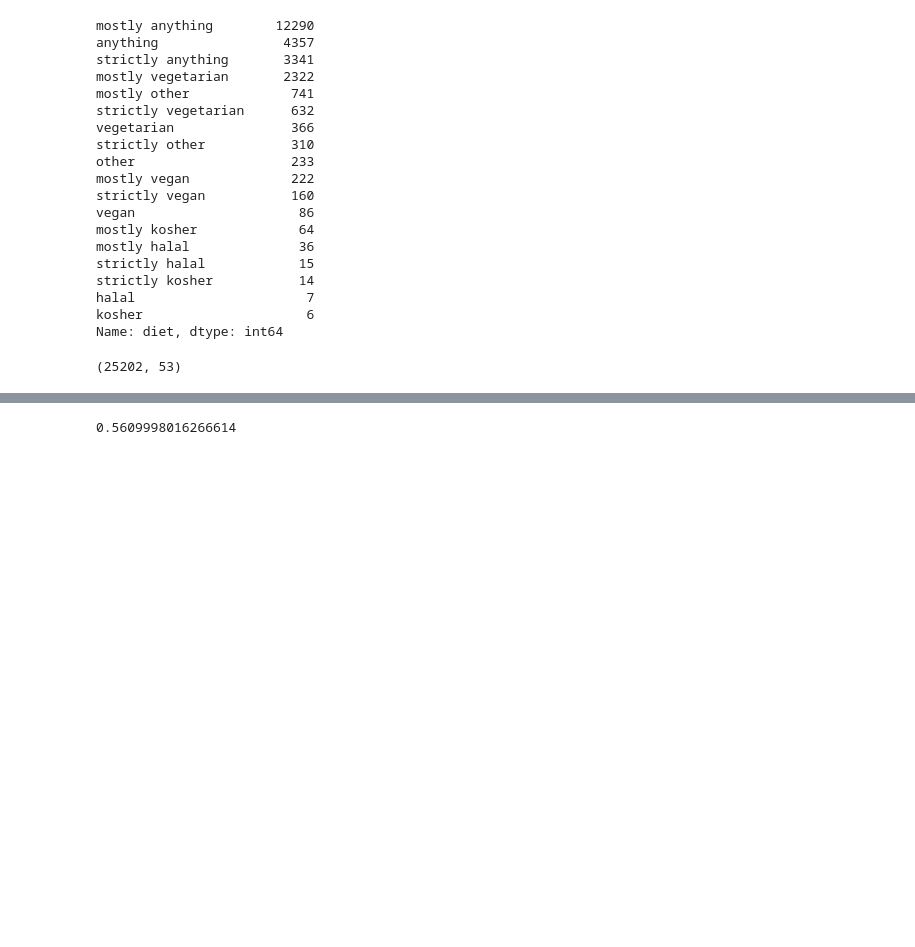
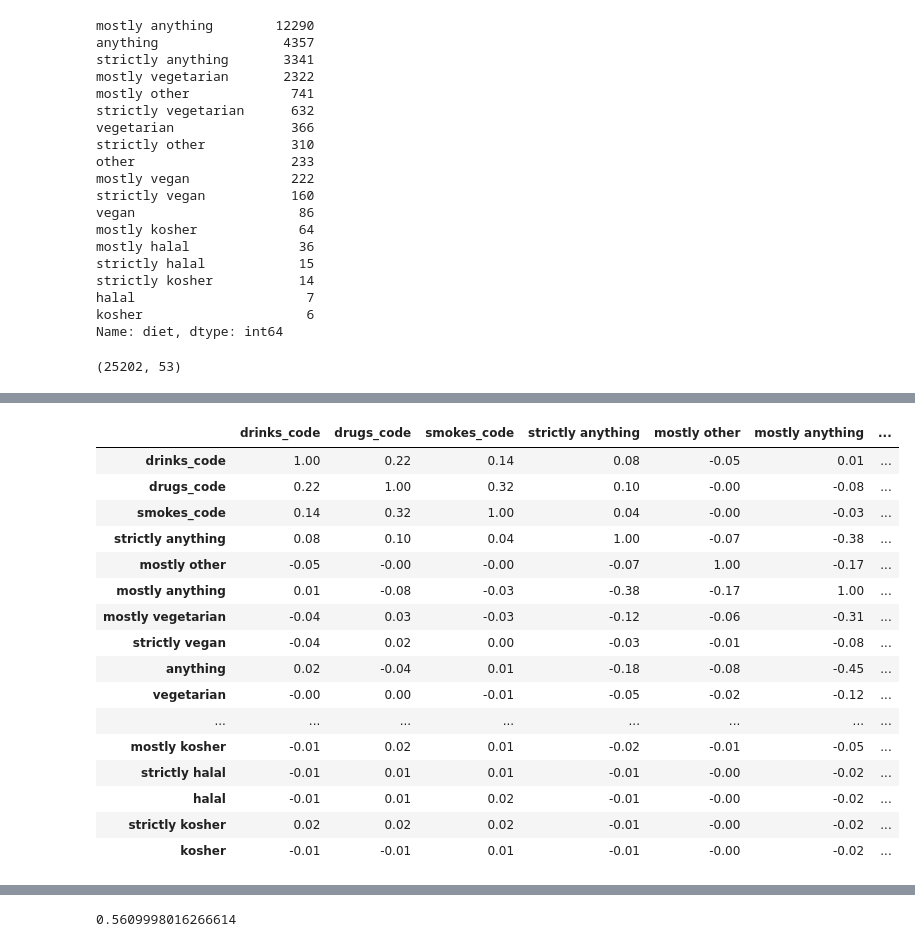
Before and after one commit to muellermax/OKCupid-machinelearning, a Jupyter notebook: OKCupid data - correlation between users body type and users diet.ipynb, the cells around one changed output, grey strips where cells are left out. Saved outputs shown, nothing was run; the diff lists cells and outputs as text; code cells hidden in the pictures; blank space fills up the shorter version.

```diff
--- a/OKCupid data - correlation between users body type and users diet.ipynb
+++ b/OKCupid data - correlation between users body type and users diet.ipynb
@@ -276,0 +265,25 @@ df_ohne_nan.head()
+# %%
+# Before with start, lets have a look at the correlations.
+# First, the correlations of the features: drinks, drugs, smokes and all diet alternatives.
+
+corr = df_features_all.corr()
+table = corr.style.background_gradient(cmap='Blues').format('{0:,.2f}')
+table
+# %% [output]
+|  | drinks_code | drugs_code | smokes_code | strictly anything | mostly other | mostly anything | ... |
+| drinks_code | 1.00 | 0.22 | 0.14 | 0.08 | -0.05 | 0.01 | ... |
+| drugs_code | 0.22 | 1.00 | 0.32 | 0.10 | -0.00 | -0.08 | ... |
+| smokes_code | 0.14 | 0.32 | 1.00 | 0.04 | -0.00 | -0.03 | ... |
+| strictly anything | 0.08 | 0.10 | 0.04 | 1.00 | -0.07 | -0.38 | ... |
+| mostly other | -0.05 | -0.00 | -0.00 | -0.07 | 1.00 | -0.17 | ... |
+| mostly anything | 0.01 | -0.08 | -0.03 | -0.38 | -0.17 | 1.00 | ... |
+| mostly vegetarian | -0.04 | 0.03 | -0.03 | -0.12 | -0.06 | -0.31 | ... |
+| strictly vegan | -0.04 | 0.02 | 0.00 | -0.03 | -0.01 | -0.08 | ... |
+| anything | 0.02 | -0.04 | 0.01 | -0.18 | -0.08 | -0.45 | ... |
+| vegetarian | -0.00 | 0.00 | -0.01 | -0.05 | -0.02 | -0.12 | ... |
+| ... | ... | ... | ... | ... | ... | ... | ... |
+| mostly kosher | -0.01 | 0.02 | 0.01 | -0.02 | -0.01 | -0.05 | ... |
+| strictly halal | -0.01 | 0.01 | 0.01 | -0.01 | -0.00 | -0.02 | ... |
+| halal | -0.01 | 0.01 | 0.02 | -0.01 | -0.00 | -0.02 | ... |
+| strictly kosher | 0.02 | 0.02 | 0.02 | -0.01 | -0.00 | -0.02 | ... |
+| kosher | -0.01 | -0.01 | 0.01 | -0.01 | -0.00 | -0.02 | ... |
```
Also changed, not shown: parts of 19 cells of this notebook, 2 other files.
